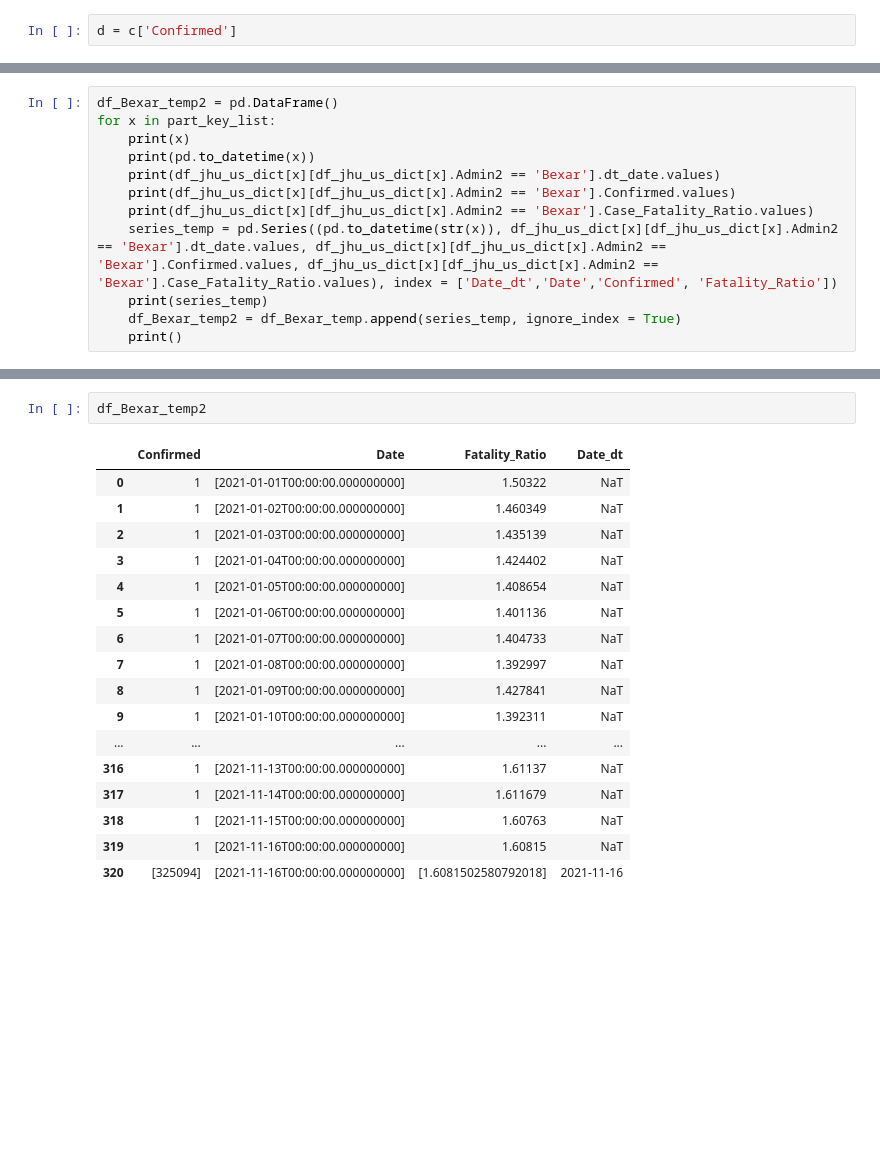
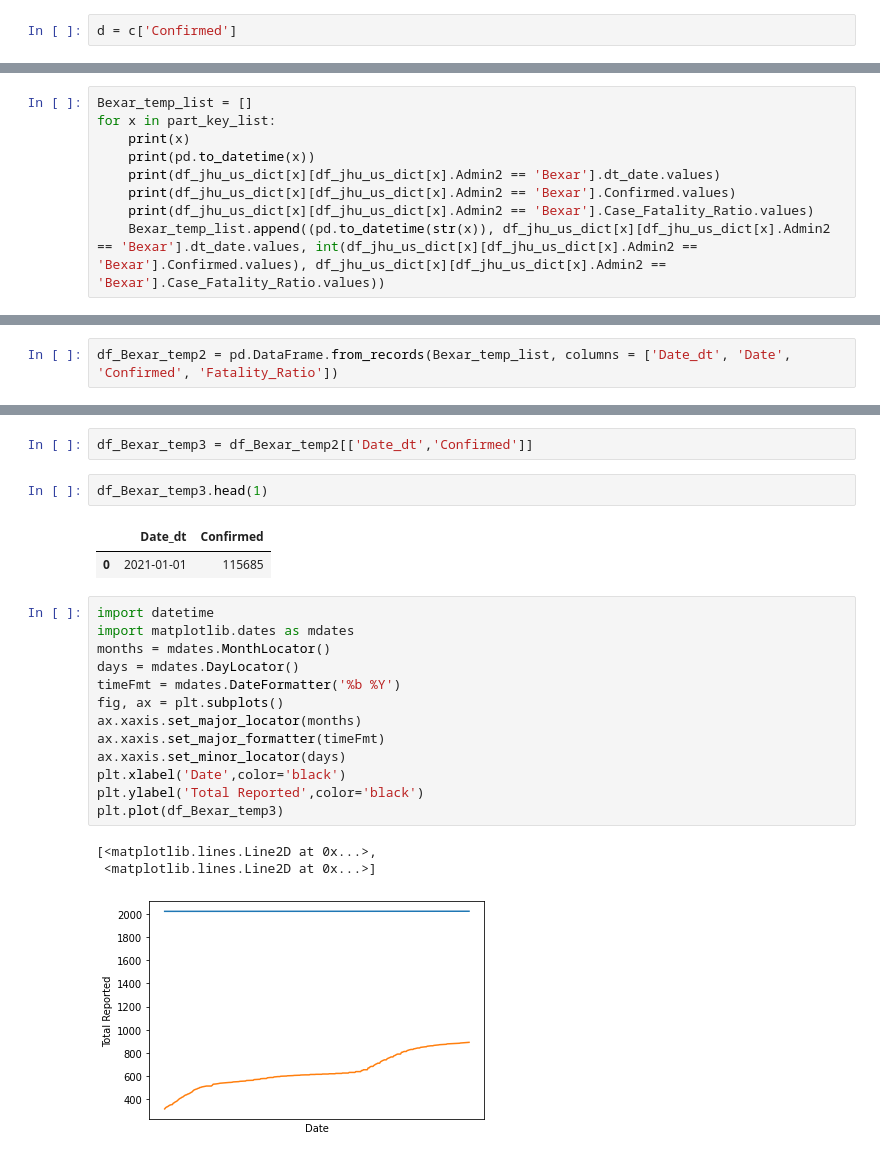
Before and after one commit to ldhagen/JHU_Covid_Notebooks, a Jupyter notebook: Slim_World_Test.ipynb, the cells around one changed output, grey strips where cells are left out. Saved outputs shown, nothing was run; the diff lists cells and outputs as text; blank space fills up the shorter version.

```diff
--- a/Slim_World_Test.ipynb
+++ b/Slim_World_Test.ipynb
@@ -184,15 +168,12 @@ plt.plot(d)
 # %%
-df_Bexar_temp2 = pd.DataFrame()
+Bexar_temp_list = []
 for x in part_key_list:
     print(x)
     print(pd.to_datetime(x))
     print(df_jhu_us_dict[x][df_jhu_us_dict[x].Admin2 == 'Bexar'].dt_date.values)
     print(df_jhu_us_dict[x][df_jhu_us_dict[x].Admin2 == 'Bexar'].Confirmed.values)
     print(df_jhu_us_dict[x][df_jhu_us_dict[x].Admin2 == 'Bexar'].Case_Fatality_Ratio.values)
-    series_temp = pd.Series((pd.to_datetime(str(x)), df_jhu_us_dict[x][df_jhu_us_dict[x].Admin2 == 'Bexar'].dt_date.values, df_jhu_us_dict[x][df_jhu_us_dict[x].Admin2 == 'Bexar'].Confirmed.values, df_jhu_us_dict[x][df_jhu_us_dict[x].Admin2 == 'Bexar'].Case_Fatality_Ratio.values), index = ['Date_dt','Date','Confirmed', 'Fatality_Ratio'])
-    print(series_temp)
-    df_Bexar_temp2 = df_Bexar_temp.append(series_temp, ignore_index = True)
-    print()
+    Bexar_temp_list.append((pd.to_datetime(str(x)), df_jhu_us_dict[x][df_jhu_us_dict[x].Admin2 == 'Bexar'].dt_date.values, int(df_jhu_us_dict[x][df_jhu_us_dict[x].Admin2 == 'Bexar'].Confirmed.values), df_jhu_us_dict[x][df_jhu_us_dict[x].Admin2 == 'Bexar'].Case_Fatality_Ratio.values))
 # %% [output]
 01-01-2021
 2021-01-01 00:00:00
@@ -214,3 +202,5 @@ dtype: object
+# %%
+df_Bexar_temp2 = pd.DataFrame.from_records(Bexar_temp_list, columns = ['Date_dt', 'Date', 'Confirmed', 'Fatality_Ratio'])
 # %%
 df_Bexar_temp2.info()
 # %% [output]
@@ -227,21 +217,25 @@ dtypes: datetime64[ns](1), object(3)
 memory usage: 10.2+ KB
-# %%
-df_Bexar_temp2
-# %% [output]
-|  | Confirmed | Date | Fatality_Ratio | Date_dt |
-| 0 | 1 | [2021-01-01T00:00:00.000000000] | 1.50322 | NaT |
-| 1 | 1 | [2021-01-02T00:00:00.000000000] | 1.460349 | NaT |
-| 2 | 1 | [2021-01-03T00:00:00.000000000] | 1.435139 | NaT |
-| 3 | 1 | [2021-01-04T00:00:00.000000000] | 1.424402 | NaT |
-| 4 | 1 | [2021-01-05T00:00:00.000000000] | 1.408654 | NaT |
-| 5 | 1 | [2021-01-06T00:00:00.000000000] | 1.401136 | NaT |
-| 6 | 1 | [2021-01-07T00:00:00.000000000] | 1.404733 | NaT |
-| 7 | 1 | [2021-01-08T00:00:00.000000000] | 1.392997 | NaT |
-| 8 | 1 | [2021-01-09T00:00:00.000000000] | 1.427841 | NaT |
-| 9 | 1 | [2021-01-10T00:00:00.000000000] | 1.392311 | NaT |
-| ... | ... | ... | ... | ... |
-| 316 | 1 | [2021-11-13T00:00:00.000000000] | 1.61137 | NaT |
-| 317 | 1 | [2021-11-14T00:00:00.000000000] | 1.611679 | NaT |
-| 318 | 1 | [2021-11-15T00:00:00.000000000] | 1.60763 | NaT |
-| 319 | 1 | [2021-11-16T00:00:00.000000000] | 1.60815 | NaT |
-| 320 | [325094] | [2021-11-16T00:00:00.000000000] | [1.6081502580792018] | 2021-11-16 |
+# %%
+df_Bexar_temp3 = df_Bexar_temp2[['Date_dt','Confirmed']]
+# %%
+df_Bexar_temp3.head(1)
+# %% [output]
+|  | Date_dt | Confirmed |
+| 0 | 2021-01-01 | 115685 |
+# %%
+import datetime
+import matplotlib.dates as mdates
+months = mdates.MonthLocator()
+days = mdates.DayLocator()
+timeFmt = mdates.DateFormatter('%b %Y')
+fig, ax = plt.subplots()
+ax.xaxis.set_major_locator(months)
+ax.xaxis.set_major_formatter(timeFmt)
+ax.xaxis.set_minor_locator(days)
+plt.xlabel('Date',color='black')
+plt.ylabel('Total Reported',color='black')
+plt.plot(df_Bexar_temp3)
+# %% [output]
+[<matplotlib.lines.Line2D at 0x...>,
+ <matplotlib.lines.Line2D at 0x...>]
+[figure, added]
```
Also changed, not shown: parts of 10 cells of this notebook.
